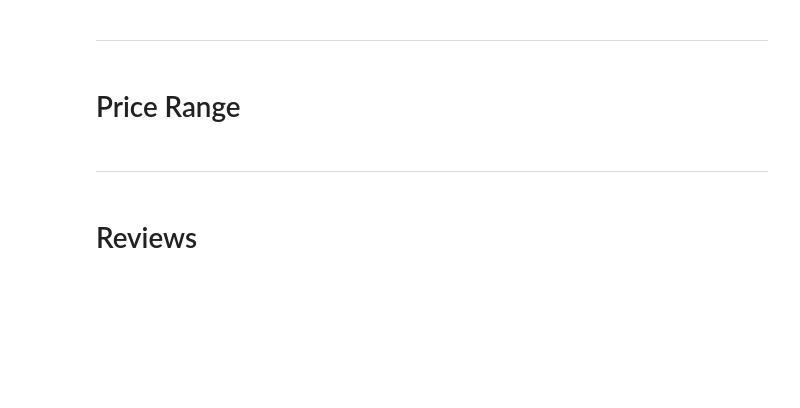
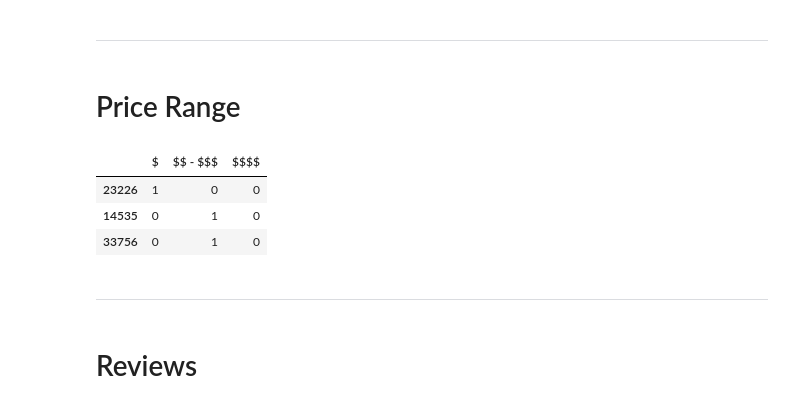
Before and after one commit to IvanAleshin/Skillfactory_projects, a Jupyter notebook: module_3/Main_work.ipynb, the cells around one changed output. Saved outputs shown, nothing was run; the diff lists cells and outputs as text; code cells hidden in the pictures; blank space fills up the shorter version.

```diff
--- a/module_3/Main_work.ipynb
+++ b/module_3/Main_work.ipynb
@@ -127,3 +133,9 @@ df['Price Range'].value_counts()
 # %%
-df['Price Range'] = df['Price Range'].fillna('$$ - $$$')
-#df['Price Range'] = df['Price Range'].apply(lambda x: 1 if x == '$' else 2.5 if x == '$$ - $$$' else 4)
+price_df = pd.get_dummies(df['Price Range'])  # Делаем дамми-признаки цен
+df['Price Range'] = df['Price Range'].apply(lambda x: 1 if x == '$' else 2.5 if x == '$$ - $$$' else 4)
+price_df.sample(3)
+# %% [output]
+|  | $ | $$ - $$$ | $$$$ |
+| 23226 | 1 | 0 | 0 |
+| 14535 | 0 | 1 | 0 |
+| 33756 | 0 | 1 | 0 |
```
Also changed, not shown: parts of 38 cells of this notebook, 1 other file.
